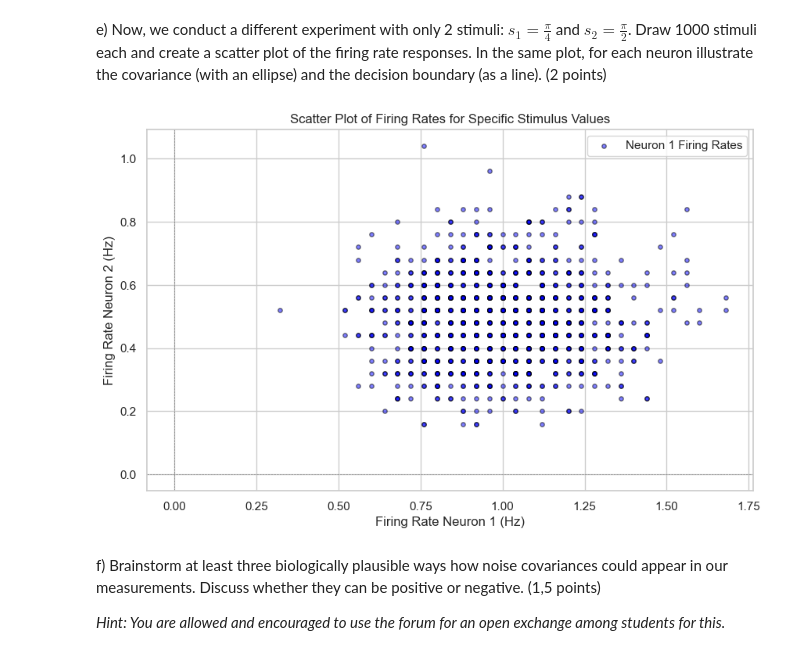
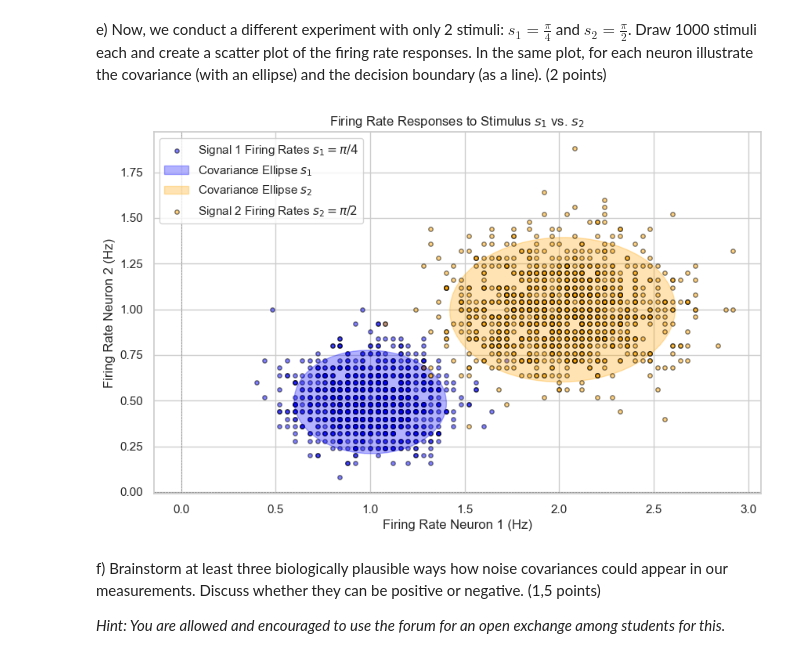
Before and after one commit to aakarsh/S25-Neural-Coding, a Jupyter notebook: homeworks/2025_Neural_coding_Homework5.ipynb, the cells around one changed output. Saved outputs shown, nothing was run; the diff lists cells and outputs as text; code cells hidden in the pictures.

```diff
--- a/homeworks/2025_Neural_coding_Homework5.ipynb
+++ b/homeworks/2025_Neural_coding_Homework5.ipynb
@@ -296,7 +296,28 @@ Difference between Rate Covariance and Sum of Mean Noise and Signal Covariance M
 Frobenius norm of the difference matrix: 0.06129007957736788
 # %% [markdown]
 e) Now, we conduct a different experiment with only 2 stimuli: $s_1 = \frac\pi4$ and $s_2=\frac{\pi}{2}$. Draw 1000 stimuli each and create a scatter plot of the firing rate responses. In the same plot, for each neuron illustrate the covariance (with an ellipse) and the decision boundary (as a line). (2 points)
+# %%
+def get_covariance_ellipse(data, n_std=1.0, **kwargs):
+    if data.shape[0] < 2:
+        return matplotlib.patches.Ellipse(xy=(0,0), width=0, height=0, **kwargs)
+    cov = np.cov(data, rowvar=False) # rowvar=False if data is (n_samples, 2)
+    mean_x, mean_y = np.mean(data, axis=0)
+    eigenvalues, eigenvectors = np.linalg.eigh(cov)
+
+    order = eigenvalues.argsort()[::-1]
+    eigenvalues = eigenvalues[order]
+    eigenvectors = eigenvectors[:, order]
+
+    vx, vy = eigenvectors[:,0][0], eigenvectors[:,0][1]
+    theta = np.degrees(np.arctan2(vy, vx))
+    width, height = 2 * n_std * np.sqrt(eigenvalues)
+
+    ellipse = matplotlib.patches.Ellipse(xy=(mean_x, mean_y),
+                                         width=width, height=height,
+                                         angle=theta, **kwargs)
+    return ellipse
 # %%
+import matplotlib
 s_1 = np.ones(1000)*np.pi/4
 s_2 = np.ones(1000) * np.pi/2
 # Calculate the firing rates for the specific stimulus values
@@ -309,38 +330,60 @@ firing_rate_neuron_2_s_2 = np.exp(np.sin(s_2 - np.pi/2))
 measured_duration = 25 # in seconds
 
 poisson_spikes_neuron_s_1_n_1 = np.random.poisson(firing_rate_neuron_1_s_1 * measured_duration)
 poisson_spikes_neuron_s_2_n_2 = np.random.poisson(firing_rate_neuron_2_s_2 * measured_duration)
 poisson_spikes_neuron_s_1_n_2 = np.random.poisson(firing_rate_neuron_2_s_1 * measured_duration)
 poisson_spikes_neuron_s_2_n_1 = np.random.poisson(firing_rate_neuron_1_s_2 * measured_duration)
 
 observed_firing_rate_s_1_n_1 = poisson_spikes_neuron_s_1_n_1 / measured_duration
 observed_firing_rate_s_2_n_2 = poisson_spikes_neuron_s_2_n_2 / measured_duration
 observed_firing_rate_s_1_n_2 = poisson_spikes_neuron_s_1_n_2 / measured_duration
 observed_firing_rate_s_2_n_1 = poisson_spikes_neuron_s_2_n_1 / measured_duration
 
 # Check the number of spikes for each neuron and stimulus
 assert len(poisson_spikes_neuron_s_1_n_1) == 1000, "The number of spikes for neuron 1 with stimulus s_1 should match the number of stimuli"
 plt.figure(figsize=(10, 6))
 plt.scatter(observed_firing_rate_s_1_n_1, observed_firing_rate_s_1_n_2,
-            alpha=0.5, color='blue', edgecolor='black', s=15, label='Neuron 1 Firing Rates')
+            alpha=0.5, color='blue', edgecolor='black', s=15, label='Signal 1 Firing Rates $s_1 = \pi/4$')
+# Covariance matrix for the specific stimulus values
+covariance_matrices_s_1 = np.cov(observed_firing_rate_s_1_n_1, observed_firing_rate_s_1_n_2)
+n_std_dev = 2
+# plot elipse for covariance matrix s_1
+ellipse_s_1 = get_covariance_ellipse(
+    np.column_stack((observed_firing_rate_s_1_n_1, observed_firing_rate_s_1_n_2)),
+    n_std=n_std_dev,
+    fill=True, alpha=0.3, color='blue', linewidth=1, label='Covariance Ellipse $s_1$')
 
-#plt.scatter(observed_firing_rate_s_2_n_1, observed_firing_rate_s_2_n_2,
-#            alpha=0.5, color='orange', edgecolor='black', s=15, label='Neuron 2 Firing Rates')
+plt.gca().add_patch(ellipse_s_1)
+
+ellipse_s_2 = get_covariance_ellipse(
+    np.column_stack((observed_firing_rate_s_2_n_1, observed_firing_rate_s_2_n_2)),
+    n_std=n_std_dev,
+    fill=True, alpha=0.3, color='orange', linewidth=1, label='Covariance Ellipse $s_2$')
+plt.gca().add_patch(ellipse_s_2)
+
+plt.scatter(observed_firing_rate_s_2_n_1, observed_firing_rate_s_2_n_2,
+            alpha=0.5, color='orange', edgecolor='black', s=15, label='Signal 2 Firing Rates $s_2 = \pi/2$')
+
 correlation_coefficient_s_1 = np.corrcoef(observed_firing_rate_s_1_n_1, observed_firing_rate_s_1_n_2)[0, 1]
 correlation_coefficient_s_2 = np.corrcoef(observed_firing_rate_s_2_n_1, observed_firing_rate_s_2_n_2)[0, 1]
+
 plt.title(f'Scatter Plot of Firing Rates for Specific Stimulus Values S_1 \n'
           f'Correlation Neuron 1: {correlation_coefficient_s_1:.2f}, '
           f'Correlation Neuron 2: {correlation_coefficient_s_2:.2f}')
-plt.title('Scatter Plot of Firing Rates for Specific Stimulus Values')
+
+# Decision boundary line
+
+
+plt.title('Firing Rate Responses to Stimulus $s_1$ vs. $s_2$')
 plt.xlabel('Firing Rate Neuron 1 (Hz)')
 plt.ylabel('Firing Rate Neuron 2 (Hz)')
 plt.axhline(0, color='gray', linestyle='--', linewidth=0.5)
 plt.axvline(0, color='gray', linestyle='--', linewidth=0.5)
 plt.grid(True)
 plt.legend()
 plt.savefig('specific_stimulus_firing_rate_scatter_plot.png')
 # %% [output]
-[figure, old version]
+[figure, new version]
 # %% [markdown]
 
 
```
Also changed, not shown: 1 other file.
